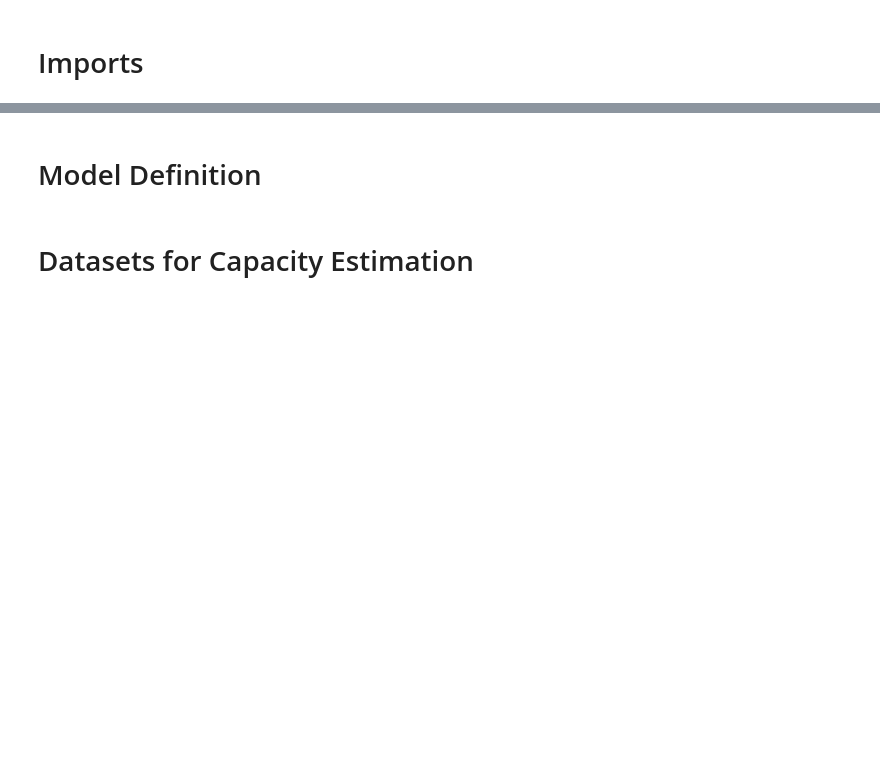
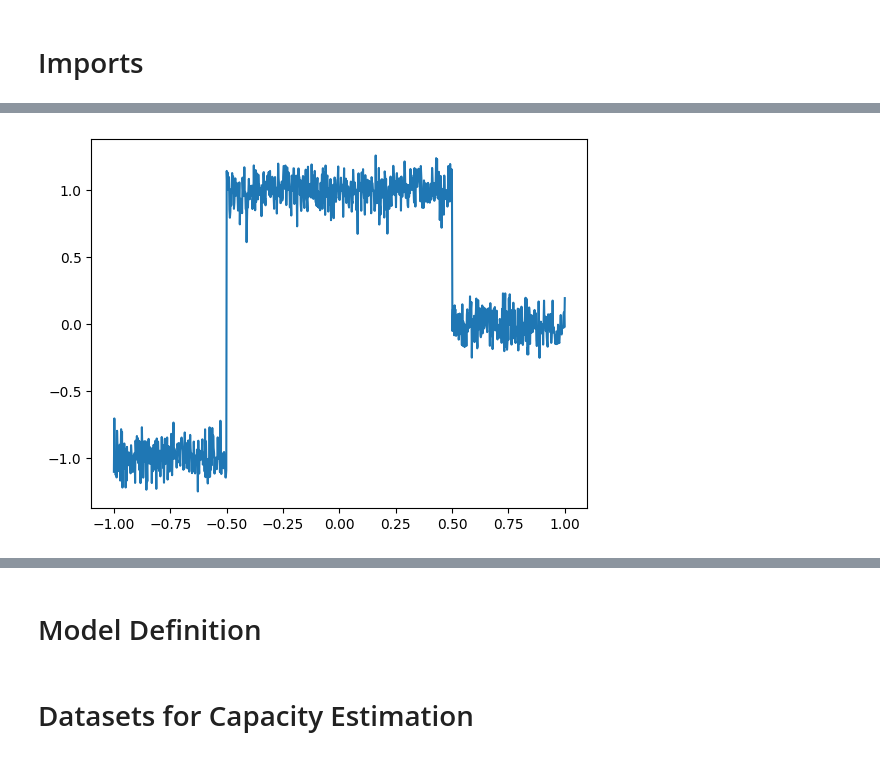
Before and after one commit to MazenAli/QuLearn, a Jupyter notebook: scratch/scratch.ipynb, the cells around one changed output, grey strips where cells are left out. Cells and saved outputs as stored; diff of their text form; code cells hidden in the pictures; blank space fills up the shorter version.

```diff
--- a/scratch/scratch.ipynb
+++ b/scratch/scratch.ipynb
@@ -569,0 +924,8 @@ plt.show()
+# %%
+# Create the scatter plot
+plt.plot(X, Y_step)
+
+# Show the plot
+plt.show()
+# %% [output]
+[figure, added]
```
Also changed, not shown: parts of 17 cells of this notebook, 6 other files.
